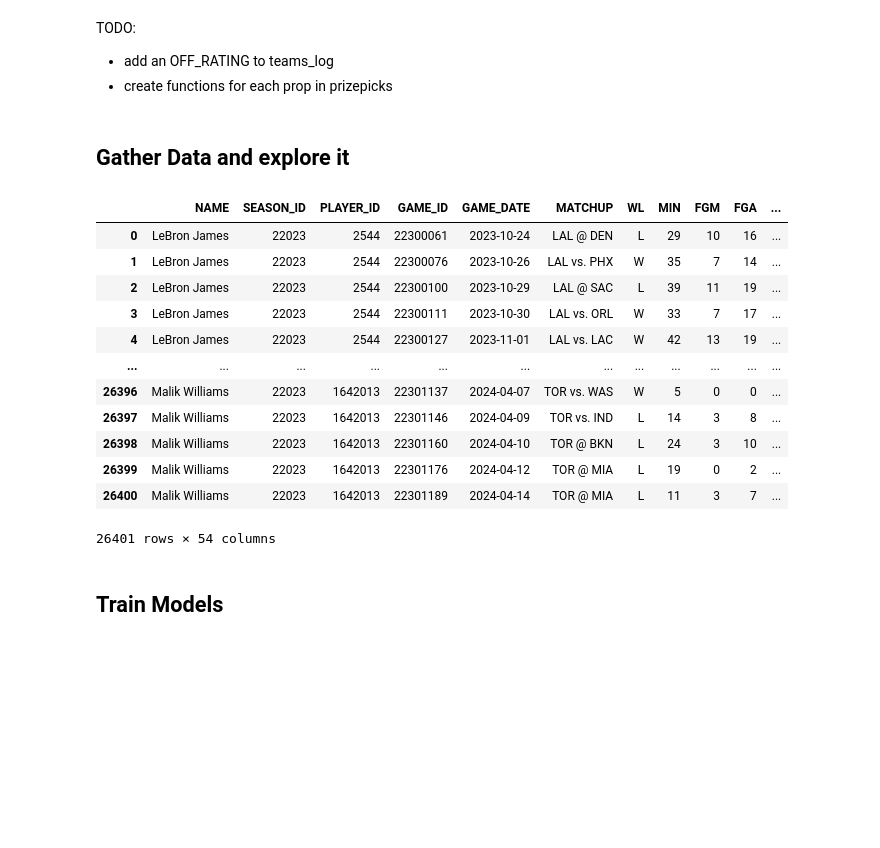
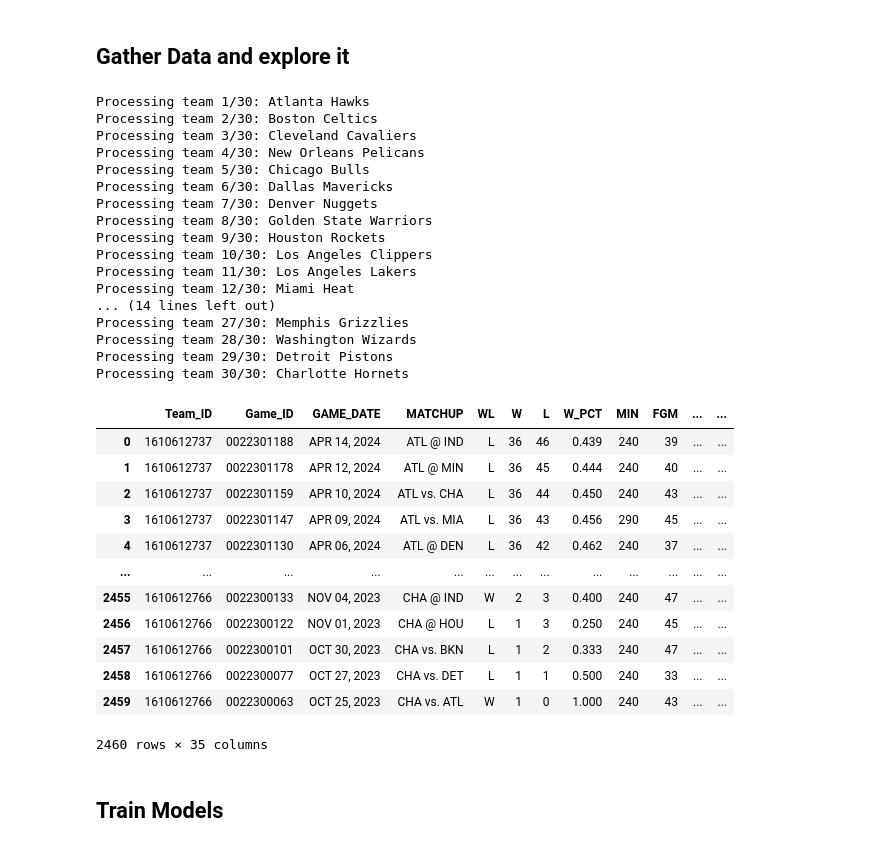
Before and after one commit to spon7ge/HoopsVista, a Jupyter notebook: PrizePicks/PlayerFunctions/TESTING.ipynb, the cells around one changed output. Cells and saved outputs as stored; diff of their text form; code cells hidden in the pictures; blank space fills up the shorter version.

Commit message:
organized each file inside player_functions

```diff
--- a/PrizePicks/PlayerFunctions/TESTING.ipynb
+++ b/PrizePicks/PlayerFunctions/TESTING.ipynb
@@ -6,7 +7,3 @@ from player_team_functions import *
 from features import *
-# %% [markdown]
-TODO:
-- add an OFF_RATING to teams_log
-- create functions for each prop in prizepicks
 # %% [markdown]
 ## Gather Data and explore it
@@ -15,19 +10,37 @@ combined_season_df = pd.read_csv('../csv_file/combined_seasons_df.csv')
-# %%
-pd.set_option('display.max_columns', None)
-player_data = pd.read_csv('csv_file/player_df_2024.csv')
-teams_df = pd.read_csv('csv_file/team_gamelogs_2024.csv')
-player_data
-# %% [output]
-|  | NAME | SEASON_ID | PLAYER_ID | GAME_ID | GAME_DATE | MATCHUP | WL | MIN | FGM | FGA | ... |
-| 0 | LeBron James | 22023 | 2544 | 22300061 | 2023-10-24 | LAL @ DEN | L | 29 | 10 | 16 | ... |
-| 1 | LeBron James | 22023 | 2544 | 22300076 | 2023-10-26 | LAL vs. PHX | W | 35 | 7 | 14 | ... |
-| 2 | LeBron James | 22023 | 2544 | 22300100 | 2023-10-29 | LAL @ SAC | L | 39 | 11 | 19 | ... |
-| 3 | LeBron James | 22023 | 2544 | 22300111 | 2023-10-30 | LAL vs. ORL | W | 33 | 7 | 17 | ... |
-| 4 | LeBron James | 22023 | 2544 | 22300127 | 2023-11-01 | LAL vs. LAC | W | 42 | 13 | 19 | ... |
-| ... | ... | ... | ... | ... | ... | ... | ... | ... | ... | ... | ... |
-| 26396 | Malik Williams | 22023 | 1642013 | 22301137 | 2024-04-07 | TOR vs. WAS | W | 5 | 0 | 0 | ... |
-| 26397 | Malik Williams | 22023 | 1642013 | 22301146 | 2024-04-09 | TOR vs. IND | L | 14 | 3 | 8 | ... |
-| 26398 | Malik Williams | 22023 | 1642013 | 22301160 | 2024-04-10 | TOR @ BKN | L | 24 | 3 | 10 | ... |
-| 26399 | Malik Williams | 22023 | 1642013 | 22301176 | 2024-04-12 | TOR @ MIA | L | 19 | 0 | 2 | ... |
-| 26400 | Malik Williams | 22023 | 1642013 | 22301189 | 2024-04-14 | TOR @ MIA | L | 11 | 3 | 7 | ... |
-26401 rows × 54 columns
+# %%
+player_data = fetch_and_process_player_stats(season='2023-24')
+team_data = get_all_teams_gamelogs(season='2023-24')
+add_opponent_stats(team_data)
+add_team_off_rating(team_data)
+add_pace_stats(team_data)
+# %% [output]
+Processing team 1/30: Atlanta Hawks
+Processing team 2/30: Boston Celtics
+Processing team 3/30: Cleveland Cavaliers
+Processing team 4/30: New Orleans Pelicans
+Processing team 5/30: Chicago Bulls
+Processing team 6/30: Dallas Mavericks
+Processing team 7/30: Denver Nuggets
+Processing team 8/30: Golden State Warriors
+Processing team 9/30: Houston Rockets
+Processing team 10/30: Los Angeles Clippers
+Processing team 11/30: Los Angeles Lakers
+Processing team 12/30: Miami Heat
+... (14 lines left out)
+Processing team 27/30: Memphis Grizzlies
+Processing team 28/30: Washington Wizards
+Processing team 29/30: Detroit Pistons
+Processing team 30/30: Charlotte Hornets
+|  | Team_ID | Game_ID | GAME_DATE | MATCHUP | WL | W | L | W_PCT | MIN | FGM | ... | ... |
+| 0 | 1610612737 | 0022301188 | APR 14, 2024 | ATL @ IND | L | 36 | 46 | 0.439 | 240 | 39 | ... | ... |
+| 1 | 1610612737 | 0022301178 | APR 12, 2024 | ATL @ MIN | L | 36 | 45 | 0.444 | 240 | 40 | ... | ... |
+| 2 | 1610612737 | 0022301159 | APR 10, 2024 | ATL vs. CHA | L | 36 | 44 | 0.450 | 240 | 43 | ... | ... |
+| 3 | 1610612737 | 0022301147 | APR 09, 2024 | ATL vs. MIA | L | 36 | 43 | 0.456 | 290 | 45 | ... | ... |
+| 4 | 1610612737 | 0022301130 | APR 06, 2024 | ATL @ DEN | L | 36 | 42 | 0.462 | 240 | 37 | ... | ... |
+| ... | ... | ... | ... | ... | ... | ... | ... | ... | ... | ... | ... | ... |
+| 2455 | 1610612766 | 0022300133 | NOV 04, 2023 | CHA @ IND | W | 2 | 3 | 0.400 | 240 | 47 | ... | ... |
+| 2456 | 1610612766 | 0022300122 | NOV 01, 2023 | CHA @ HOU | L | 1 | 3 | 0.250 | 240 | 45 | ... | ... |
+| 2457 | 1610612766 | 0022300101 | OCT 30, 2023 | CHA vs. BKN | L | 1 | 2 | 0.333 | 240 | 47 | ... | ... |
+| 2458 | 1610612766 | 0022300077 | OCT 27, 2023 | CHA vs. DET | L | 1 | 1 | 0.500 | 240 | 33 | ... | ... |
+| 2459 | 1610612766 | 0022300063 | OCT 25, 2023 | CHA vs. ATL | W | 1 | 0 | 1.000 | 240 | 43 | ... | ... |
+2460 rows × 35 columns
```
Also changed, not shown: parts of 3 cells of this notebook, 5 other files.
